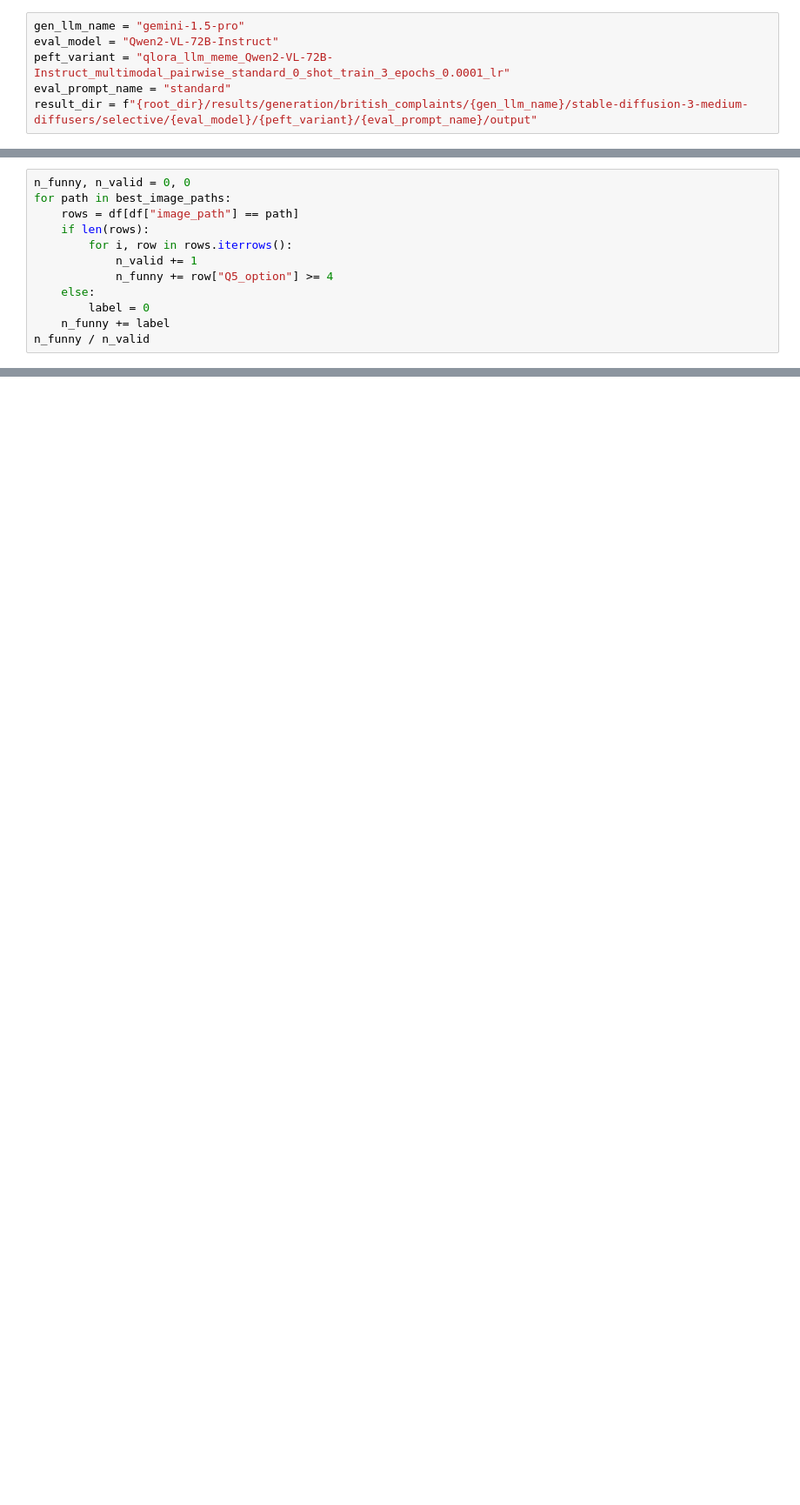
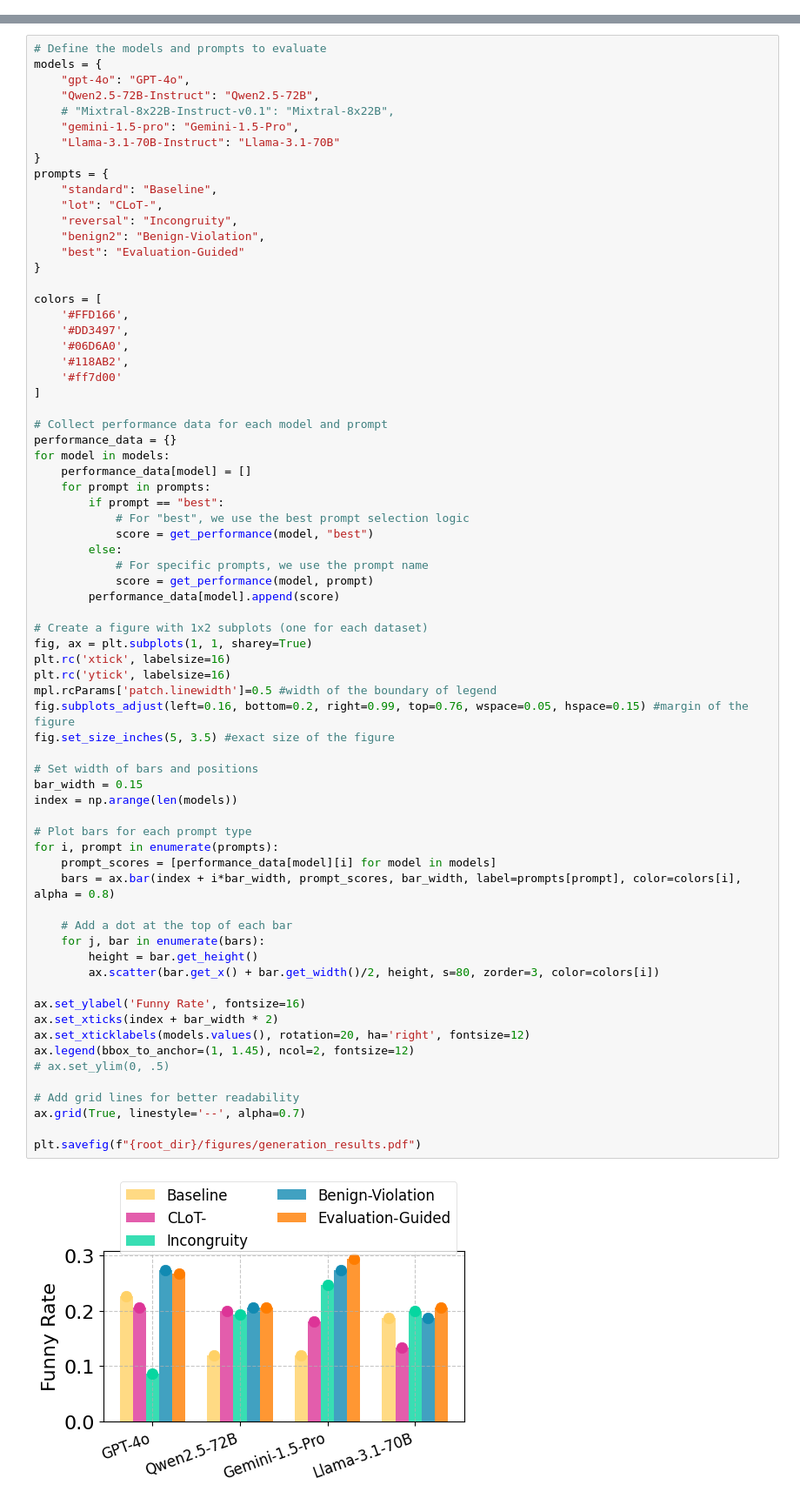
Before and after one commit to yzeng58/memeGen, a Jupyter notebook: analysis/selection_results.ipynb, the cells around one changed output, grey strips where cells are left out. Shown at 87% size. Saved outputs shown, nothing was run; the diff lists cells and outputs as text; blank space fills up the shorter version.

```diff
--- a/analysis/selection_results.ipynb
+++ b/analysis/selection_results.ipynb
@@ -14,7 +17 @@ result_dir = f"{root_dir}/results/generation/british_complaints/{gen_llm_name}/s
-# %%
-gen_llm_name = "gemini-1.5-pro"
-eval_model = "Qwen2-VL-72B-Instruct"
-peft_variant = "qlora_llm_meme_Qwen2-VL-72B-Instruct_multimodal_pairwise_standard_0_shot_train_3_epochs_0.0001_lr"
-eval_prompt_name = "standard"
-result_dir = f"{root_dir}/results/generation/british_complaints/{gen_llm_name}/stable-diffusion-3-medium-diffusers/selective/{eval_model}/{peft_variant}/{eval_prompt_name}/output"
 # %%
@@ -42,12 +47,0 @@ df = pd.read_csv(f"{root_dir}/resources/datasets/llm_meme/dataset_final.csv")
-# %%
-n_funny, n_valid = 0, 0
-for path in best_image_paths:
-    rows = df[df["image_path"] == path]
-    if len(rows):
-        for i, row in rows.iterrows():
-            n_valid += 1
-            n_funny += row["Q5_option"] >= 4
-    else:
-        label = 0
-    n_funny += label
-n_funny / n_valid
@@ -55,0 +52,72 @@ n_funny / n_valid
+# %%
+# Define the models and prompts to evaluate
+models = {
+    "gpt-4o": "GPT-4o",
+    "Qwen2.5-72B-Instruct": "Qwen2.5-72B",
+    # "Mixtral-8x22B-Instruct-v0.1": "Mixtral-8x22B",
+    "gemini-1.5-pro": "Gemini-1.5-Pro",
+    "Llama-3.1-70B-Instruct": "Llama-3.1-70B"
+}
+prompts = {
+    "standard": "Baseline",
+    "lot": "CLoT-",
+    "reversal": "Incongruity",
+    "benign2": "Benign-Violation",
+    "best": "Evaluation-Guided"
+}
+
+colors = [
+    '#FFD166',
+    '#DD3497',
+    '#06D6A0',
+    '#118AB2',
+    '#ff7d00'
+]
+
+# Collect performance data for each model and prompt
+performance_data = {}
+for model in models:
+    performance_data[model] = []
+    for prompt in prompts:
+        if prompt == "best":
+            # For "best", we use the best prompt selection logic
+            score = get_performance(model, "best")
+        else:
+            # For specific prompts, we use the prompt name
+            score = get_performance(model, prompt)
+        performance_data[model].append(score)
+
+# Create a figure with 1x2 subplots (one for each dataset)
+fig, ax = plt.subplots(1, 1, sharey=True)
+plt.rc('xtick', labelsize=16)
+plt.rc('ytick', labelsize=16)
+mpl.rcParams['patch.linewidth']=0.5 #width of the boundary of legend
+fig.subplots_adjust(left=0.16, bottom=0.2, right=0.99, top=0.76, wspace=0.05, hspace=0.15) #margin of the figure
+fig.set_size_inches(5, 3.5) #exact size of the figure
+
+# Set width of bars and positions
+bar_width = 0.15
+index = np.arange(len(models))
+
+# Plot bars for each prompt type
+for i, prompt in enumerate(prompts):
+    prompt_scores = [performance_data[model][i] for model in models]
+    bars = ax.bar(index + i*bar_width, prompt_scores, bar_width, label=prompts[prompt], color=colors[i], alpha = 0.8)
+
+    # Add a dot at the top of each bar
+    for j, bar in enumerate(bars):
+        height = bar.get_height()
+        ax.scatter(bar.get_x() + bar.get_width()/2, height, s=80, zorder=3, color=colors[i])
+
+ax.set_ylabel('Funny Rate', fontsize=16)
+ax.set_xticks(index + bar_width * 2)
+ax.set_xticklabels(models.values(), rotation=20, ha='right', fontsize=12)
+ax.legend(bbox_to_anchor=(1, 1.45), ncol=2, fontsize=12)
+# ax.set_ylim(0, .5)
+
+# Add grid lines for better readability
+ax.grid(True, linestyle='--', alpha=0.7)
+
+plt.savefig(f"{root_dir}/figures/generation_results.pdf")
+# %% [output]
+[figure, added]
```
Also changed, not shown: parts of 6 cells of this notebook, 1 other file.
